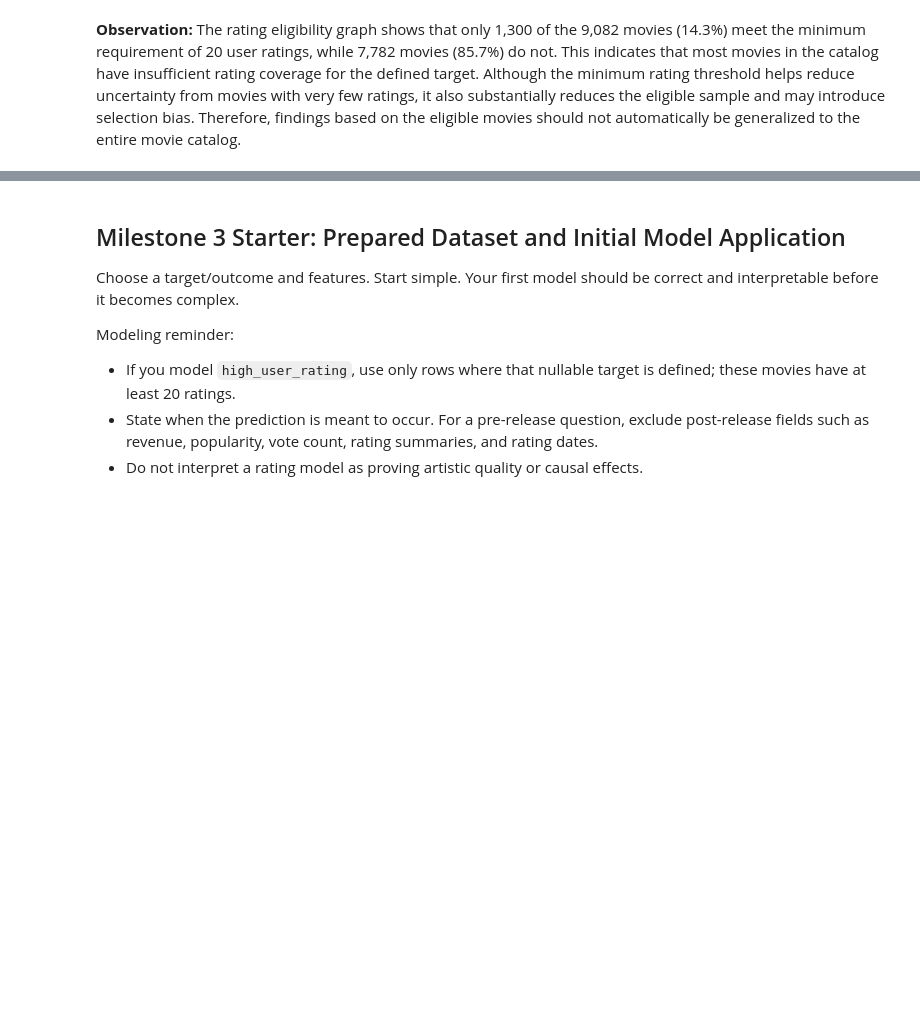
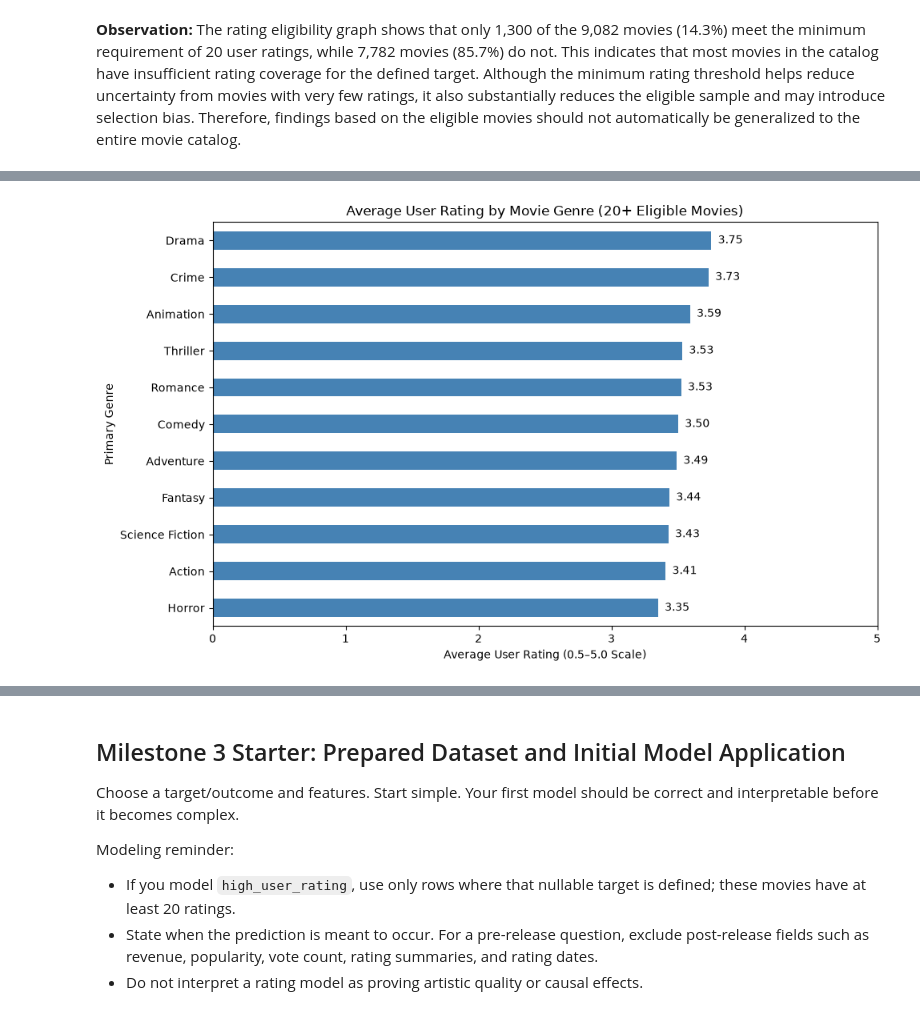
Before and after one commit to kalshaikhli/ban6003-movies-project-Karrar, a Jupyter notebook: notebooks/movies_project_starter.ipynb, the cells around one changed output, grey strips where cells are left out. Saved outputs shown, nothing was run; the diff lists cells and outputs as text; code cells hidden in the pictures; blank space fills up the shorter version.

```diff
--- a/notebooks/movies_project_starter.ipynb
+++ b/notebooks/movies_project_starter.ipynb
@@ -1354,0 +1402,39 @@ plt.show()
+# %%
+# Karrar note: Day 6 - Visualize average user ratings by genre
+
+# Include only genres with at least 20 eligible movies
+genre_plot_data = genre_rating_summary[
+    genre_rating_summary["movie_count"] >= 20
+].copy()
+
+# Sort genres by average user rating
+genre_plot_data = genre_plot_data.sort_values(
+    "average_user_rating",
+    ascending=True
+)
+
+# Create horizontal bar chart
+import matplotlib.pyplot as plt
+
+ax = genre_plot_data.plot(
+    x="primary_genre",
+    y="average_user_rating",
+    kind="barh",
+    figsize=(10, 6),
+    color="steelblue",
+    legend=False
+)
+
+ax.set_title("Average User Rating by Movie Genre (20+ Eligible Movies)")
+ax.set_xlabel("Average User Rating (0.5–5.0 Scale)")
+ax.set_ylabel("Primary Genre")
+ax.set_xlim(0, 5)
+
+# Display average rating values beside bars
+for i, rating in enumerate(genre_plot_data["average_user_rating"]):
+    ax.text(rating + 0.05, i, f"{rating:.2f}", va="center")
+
+plt.tight_layout()
+plt.show()
+# %% [output]
+[figure, added]
```
Also changed, not shown: parts of 12 cells of this notebook, 2 other files.
